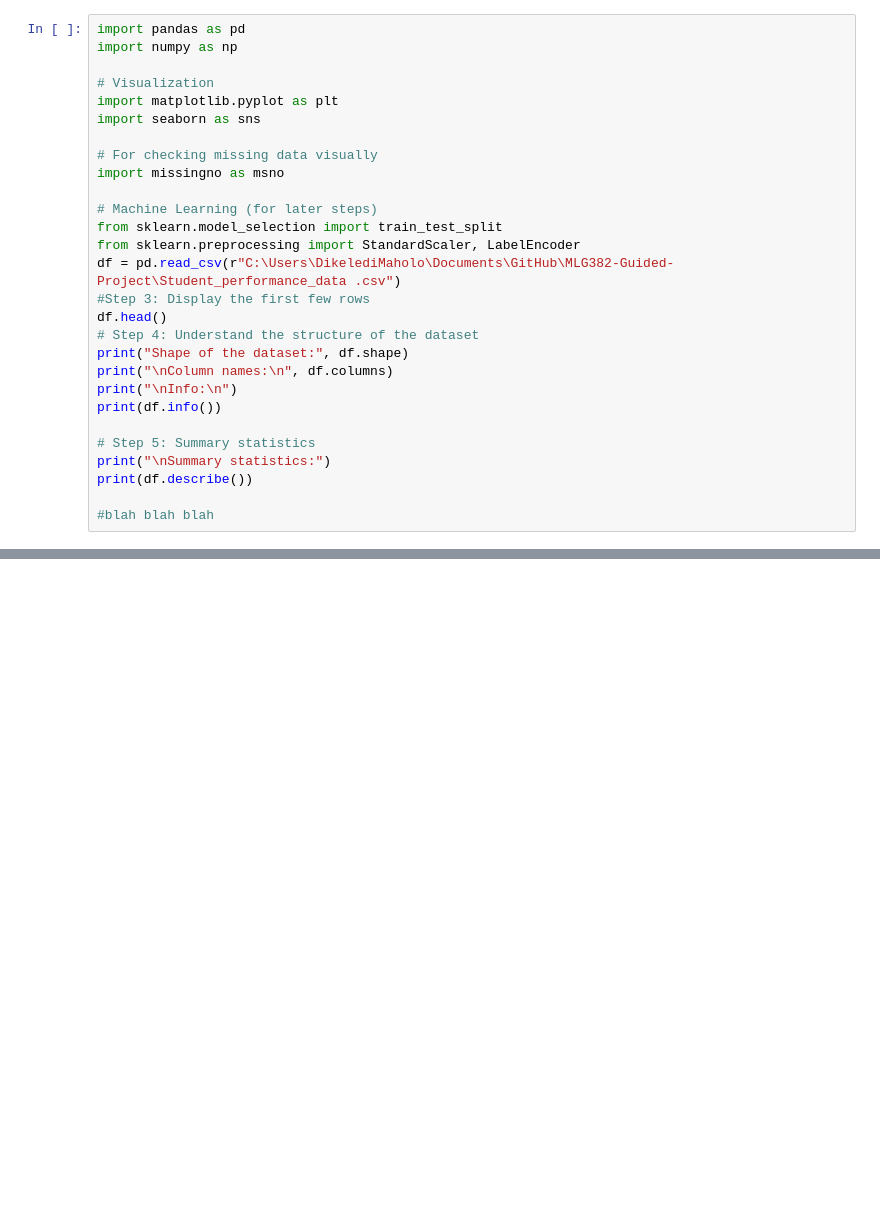
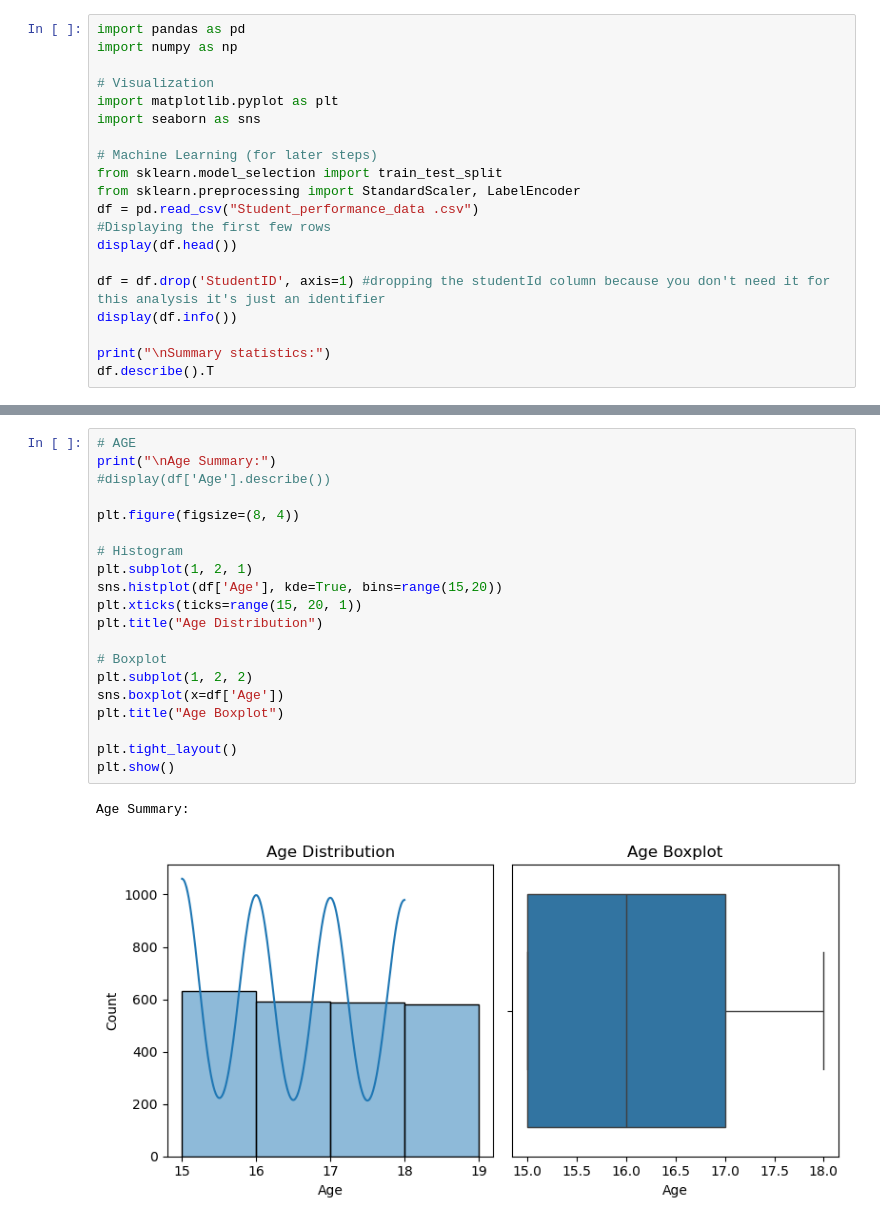
Before and after one commit to soulgoesflying/MLG382-Guided-Project, a Jupyter notebook: StudentPerformance.ipynb, the cells around one changed output, grey strips where cells are left out. Saved outputs shown, nothing was run; the diff lists cells and outputs as text; blank space fills up the shorter version.

Commit message:
EDA Univariate Analysis
Analysed Numerical variables with histograms and and boxplots and then analysed categorical variables with boxplots

```diff
--- a/StudentPerformance.ipynb
+++ b/StudentPerformance.ipynb
@@ -6,24 +6,16 @@ import numpy as np
 import matplotlib.pyplot as plt
 import seaborn as sns
 
-# For checking missing data visually
-import missingno as msno
-
 # Machine Learning (for later steps)
 from sklearn.model_selection import train_test_split
 from sklearn.preprocessing import StandardScaler, LabelEncoder
-df = pd.read_csv(r"C:\Users\DikelediMaholo\Documents\GitHub\MLG382-Guided-Project\Student_performance_data .csv")
-#Step 3: Display the first few rows
-df.head()
-# Step 4: Understand the structure of the dataset
-print("Shape of the dataset:", df.shape)
-print("\nColumn names:\n", df.columns)
-print("\nInfo:\n")
-print(df.info())
+df = pd.read_csv("Student_performance_data .csv")
+#Displaying the first few rows
+display(df.head())
 
-# Step 5: Summary statistics
+df = df.drop('StudentID', axis=1) #dropping the studentId column because you don't need it for this analysis it's just an identifier
+display(df.info())
+
 print("\nSummary statistics:")
-print(df.describe())
-
-#blah blah blah
+df.describe().T
 # %% [output]
@@ -46,0 +68,23 @@ max       4.000000
+# %%
+# AGE
+print("\nAge Summary:")
+#display(df['Age'].describe())
+
+plt.figure(figsize=(8, 4))
+
+# Histogram
+plt.subplot(1, 2, 1)
+sns.histplot(df['Age'], kde=True, bins=range(15,20))
+plt.xticks(ticks=range(15, 20, 1))
+plt.title("Age Distribution")
+
+# Boxplot
+plt.subplot(1, 2, 2)
+sns.boxplot(x=df['Age'])
+plt.title("Age Boxplot")
+
+plt.tight_layout()
+plt.show()
+# %% [output]
+Age Summary:
+[figure, added]
```
Also changed, not shown: parts of 19 cells of this notebook.
